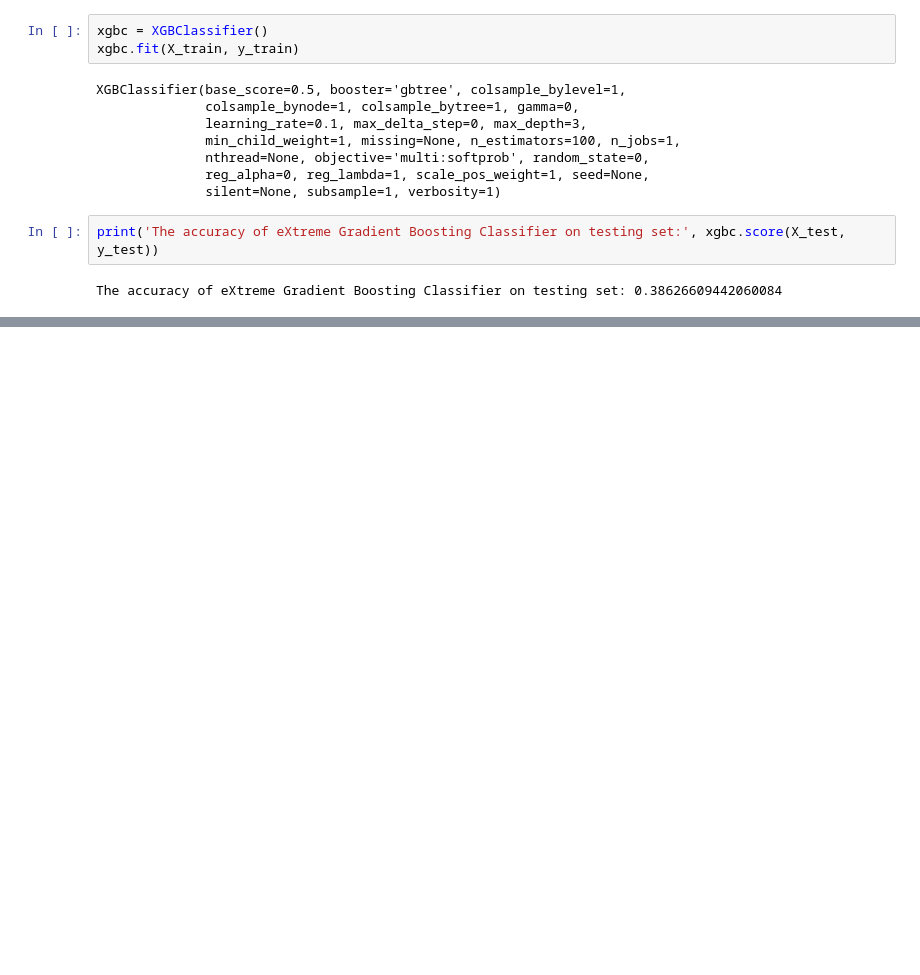
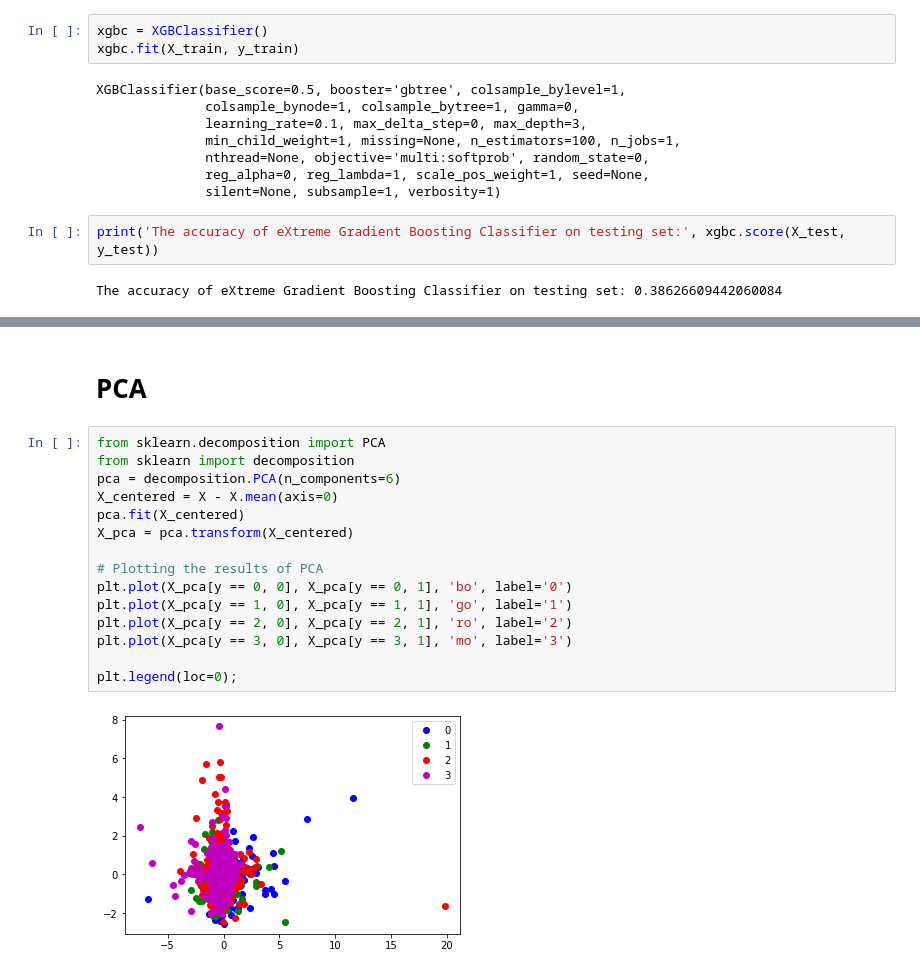
Before and after one commit to MachineLearningGroup2/Project, a Jupyter notebook: ML.ipynb, the cells around one changed output, grey strips where cells are left out. Cells and saved outputs as stored; diff of their text form; blank space fills up the shorter version.

```diff
--- a/ML.ipynb
+++ b/ML.ipynb
@@ -931,0 +903,19 @@ The accuracy of eXtreme Gradient Boosting Classifier on testing set: 0.386266094
+# %% [markdown]
+# PCA
+# %%
+from sklearn.decomposition import PCA
+from sklearn import decomposition
+pca = decomposition.PCA(n_components=6)
+X_centered = X - X.mean(axis=0)
+pca.fit(X_centered)
+X_pca = pca.transform(X_centered)
+
+# Plotting the results of PCA
+plt.plot(X_pca[y == 0, 0], X_pca[y == 0, 1], 'bo', label='0')
+plt.plot(X_pca[y == 1, 0], X_pca[y == 1, 1], 'go', label='1')
+plt.plot(X_pca[y == 2, 0], X_pca[y == 2, 1], 'ro', label='2')
+plt.plot(X_pca[y == 3, 0], X_pca[y == 3, 1], 'mo', label='3')
+
+plt.legend(loc=0);
+# %% [output]
+[figure, added]
```
Also changed, not shown: parts of 14 cells of this notebook.
